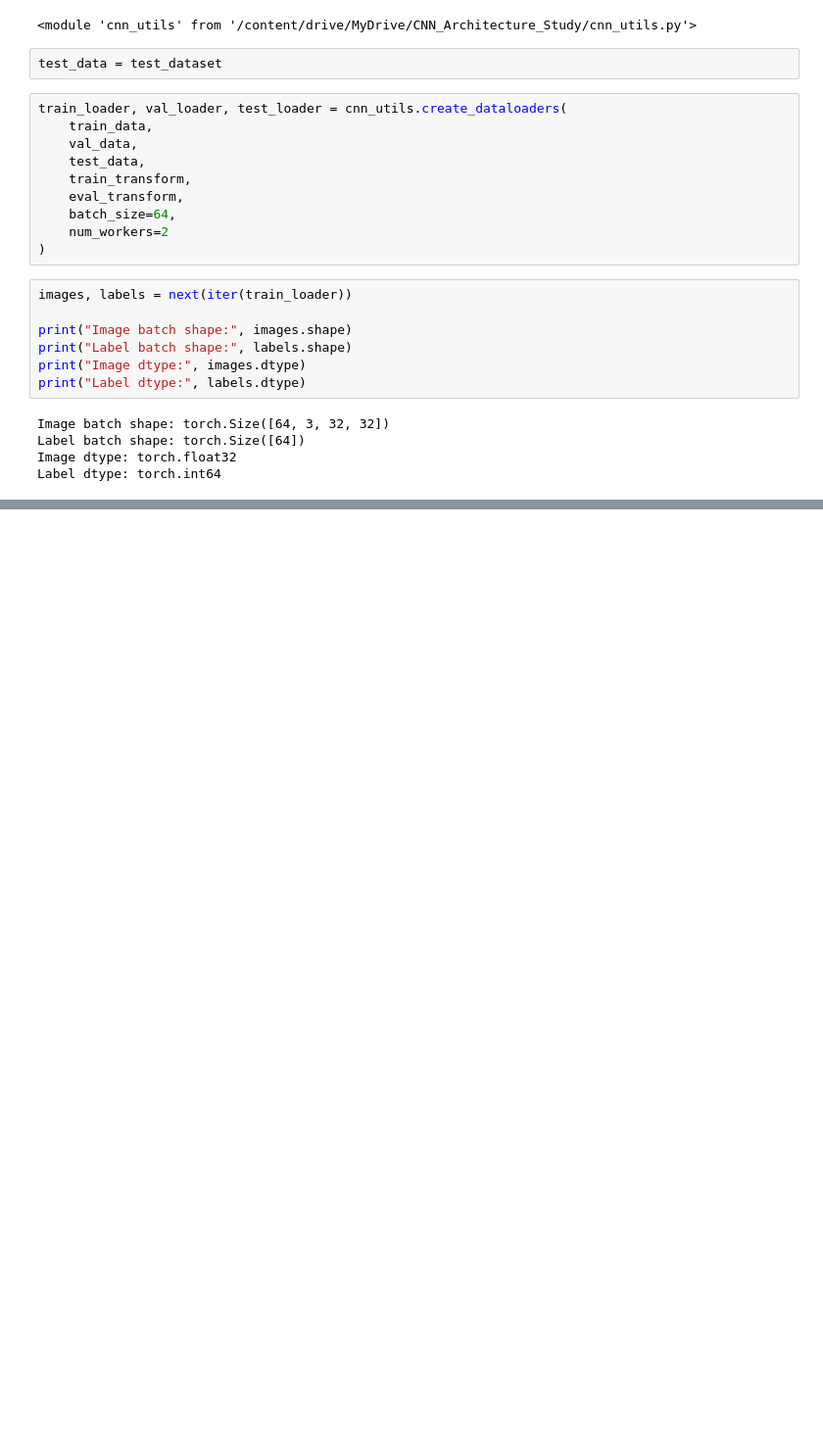
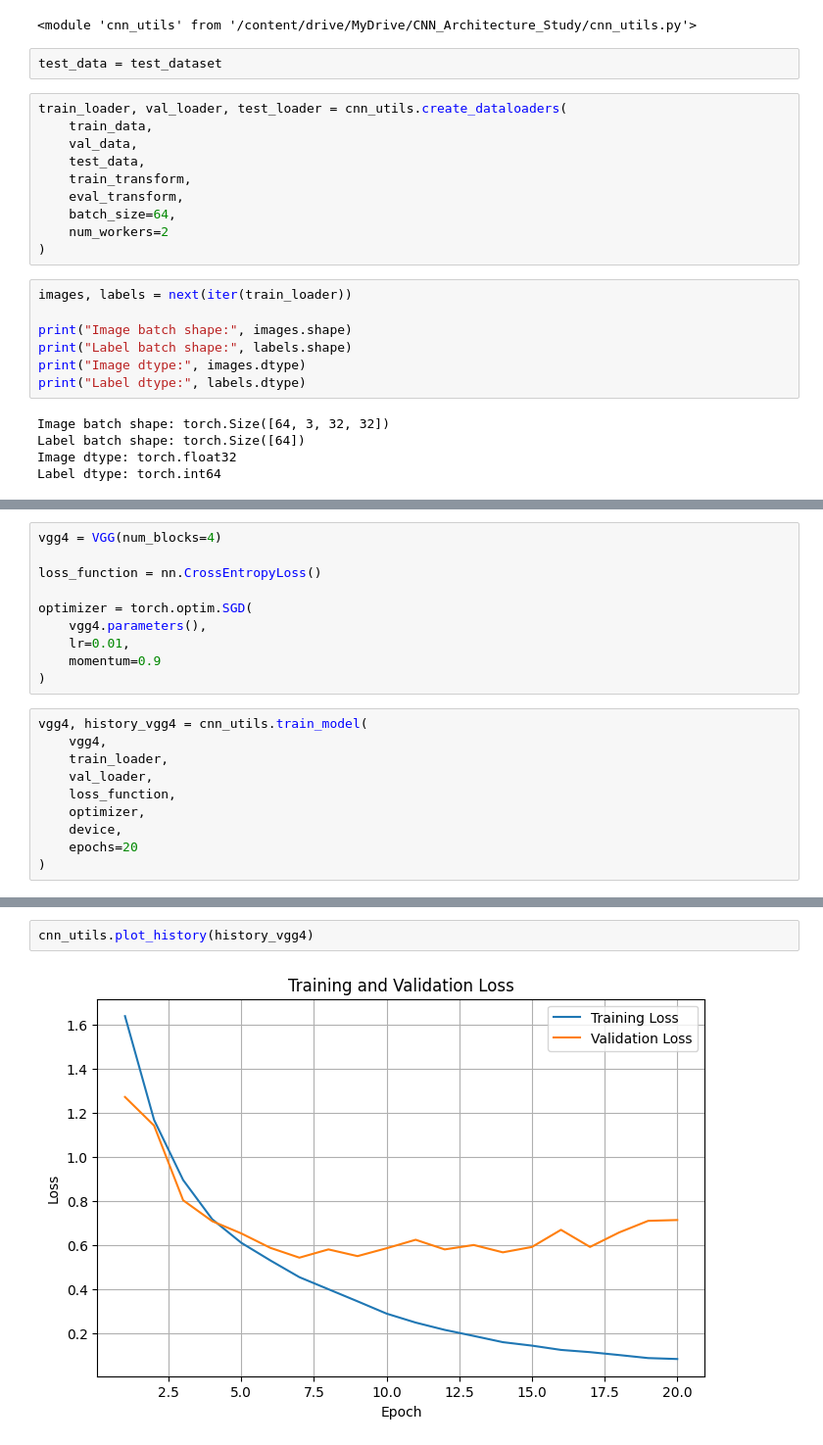
Before and after one commit to davidmba819/cnn-architecture-study, a Jupyter notebook: notebooks/VGG_Experiment.ipynb, the cells around one changed output, grey strips where cells are left out. Shown at 98% size. Cells and saved outputs as stored; diff of their text form; blank space fills up the shorter version.

```diff
--- a/notebooks/VGG_Experiment.ipynb
+++ b/notebooks/VGG_Experiment.ipynb
@@ -357,0 +675,20 @@ no changes added to commit (use "git add" and/or "git commit -a")
+# %%
+vgg4 = VGG(num_blocks=4)
+
+loss_function = nn.CrossEntropyLoss()
+
+optimizer = torch.optim.SGD(
+    vgg4.parameters(),
+    lr=0.01,
+    momentum=0.9
+)
+# %%
+vgg4, history_vgg4 = cnn_utils.train_model(
+    vgg4,
+    train_loader,
+    val_loader,
+    loss_function,
+    optimizer,
+    device,
+    epochs=20
+)
@@ -357,0 +716,4 @@ no changes added to commit (use "git add" and/or "git commit -a")
+# %%
+cnn_utils.plot_history(history_vgg4)
+# %% [output]
+[figure, added]
```
Also changed, not shown: parts of 35 cells of this notebook.
